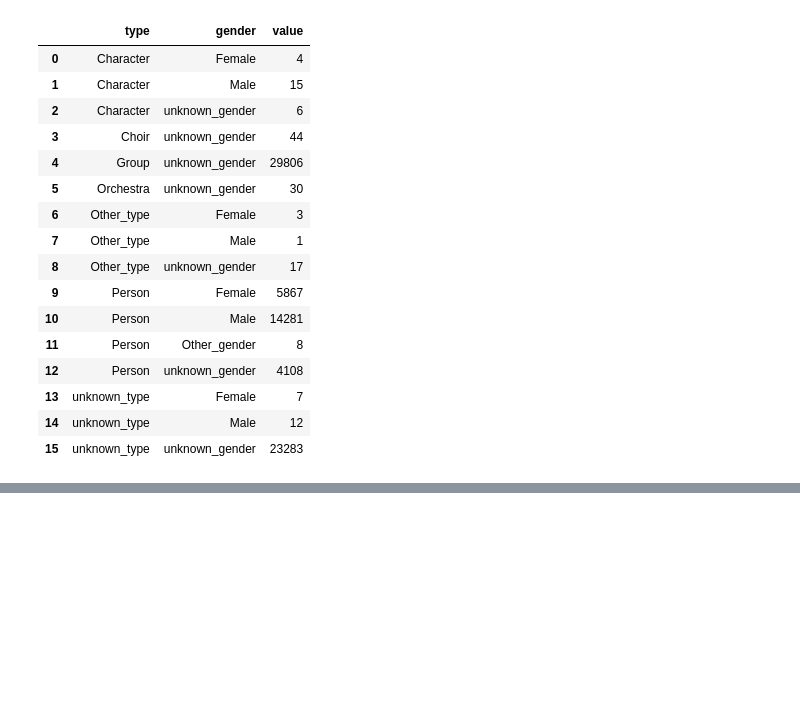
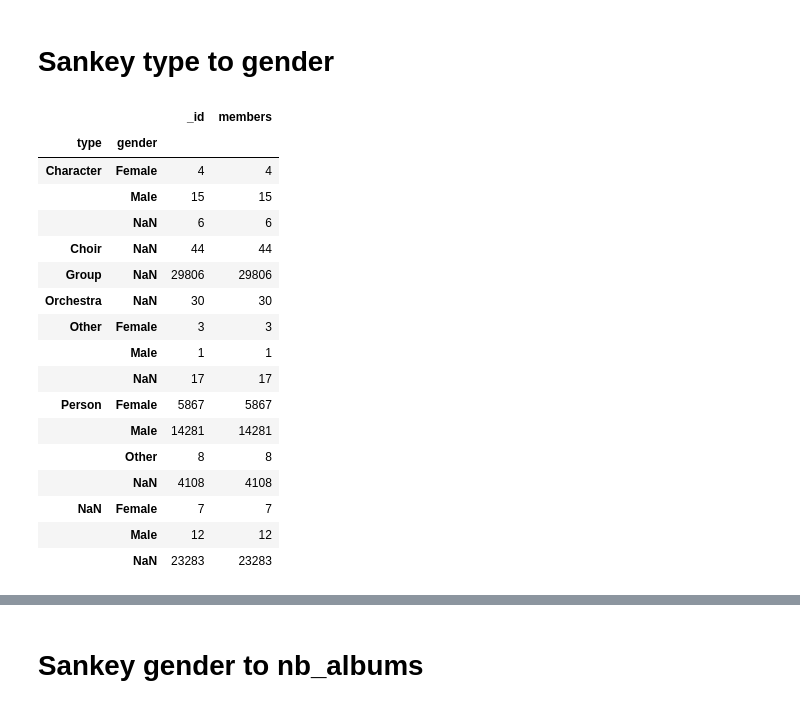
Before and after one commit to jorislimonier/collab-viz, a Jupyter notebook: joris/data_preprocessing.ipynb, the cells around one changed output, grey strips where cells are left out. Drawn from its saved outputs; the diff is of its cells as text; code cells hidden in the pictures; blank space fills up the shorter version.

Commit message:
gender to number of album working

```diff
--- a/joris/data_preprocessing.ipynb
+++ b/joris/data_preprocessing.ipynb
@@ -2,25 +2,14 @@
 import pandas as pd
 import numpy as np
 # %%
-# Specify the columns you need here
-cem_col = {"albums": [],
-           "artists": [],
-           "songs": []}
-marlize_col = {"albums": ["_id", "id_artist", "genre", "publicationDate"],
-               "artists": ["_id", "location"],
-               "songs": ["id_album", "award"]}
-joris_col = {"albums": ["_id", "id_artist"],
-             "artists": ["_id", "type", "gender", "members"],
-             "songs": ["id_album", "genre"]}
-ppl_col = [cem_col, marlize_col, joris_col]
-
 # get unique values of columns needed
-albums_col = list(set(np.concatenate([d["albums"] for d in ppl_col])))
-artists_col = list(set(np.concatenate([d["artists"] for d in ppl_col])))
-songs_col = list(set(np.concatenate([d["songs"] for d in ppl_col])))
+albums_col = ["_id", "id_artist"]
+artists_col = ["_id", "type", "gender", "members"]
+songs_col = ["id_album", "genre"]
 
 # assuming the data folders are in your local folder
 albums_data = pd.read_csv("../data/wasabi_albums.csv", usecols=albums_col)
 artists_data = pd.read_csv("../data/wasabi_artists.csv", usecols=artists_col)
-songs_data = pd.read_csv("../data/wasabi_songs.csv", sep="\t", usecols=songs_col)
+songs_data = pd.read_csv("../data/wasabi_songs.csv",
+                         sep="\t", usecols=songs_col)
 # %%
@@ -85,26 +59,33 @@ dtype: int64
+# %% [markdown]
+# Sankey type to gender
 # %%
-df = artists_data.groupby(["type", "gender"], dropna=False).count()
+df = artists_data.copy()\
+    .groupby(["type", "gender"], dropna=False).count()
+display(df)
 df = df.reset_index()
-df = df.drop(columns=["location", "members"])
+display(df)
+df = df.drop(columns=["location", "members"], errors="ignore")
 df = df.rename(columns={"_id": "value"})
 df = df.fillna({col: "unknown_"+col for col in df.columns})
-df = df.replace({col:{"Other": "Other_"+col for _ in df.columns} for col in df.columns})
+df = df.replace({col: {"Other": "unknown_"+col for _ in df.columns}
+                for col in df.columns})
 df
 # %% [output]
-|  | type | gender | value |
-| 0 | Character | Female | 4 |
-| 1 | Character | Male | 15 |
-| 2 | Character | unknown_gender | 6 |
-| 3 | Choir | unknown_gender | 44 |
-| 4 | Group | unknown_gender | 29806 |
-| 5 | Orchestra | unknown_gender | 30 |
-| 6 | Other_type | Female | 3 |
-| 7 | Other_type | Male | 1 |
-| 8 | Other_type | unknown_gender | 17 |
-| 9 | Person | Female | 5867 |
-| 10 | Person | Male | 14281 |
-| 11 | Person | Other_gender | 8 |
-| 12 | Person | unknown_gender | 4108 |
-| 13 | unknown_type | Female | 7 |
-| 14 | unknown_type | Male | 12 |
-| 15 | unknown_type | unknown_gender | 23283 |
+|  |  | _id | members |
+| type | gender |  |  |
+| Character | Female | 4 | 4 |
+|  | Male | 15 | 15 |
+|  | NaN | 6 | 6 |
+| Choir | NaN | 44 | 44 |
+| Group | NaN | 29806 | 29806 |
+| Orchestra | NaN | 30 | 30 |
+| Other | Female | 3 | 3 |
+|  | Male | 1 | 1 |
+|  | NaN | 17 | 17 |
+| Person | Female | 5867 | 5867 |
+|  | Male | 14281 | 14281 |
+|  | Other | 8 | 8 |
+|  | NaN | 4108 | 4108 |
+| NaN | Female | 7 | 7 |
+|  | Male | 12 | 12 |
+|  | NaN | 23283 | 23283 |
@@ -110,0 +129,2 @@ df
+# %% [markdown]
+# Sankey gender to nb_albums
```
Also changed, not shown: parts of 18 cells of this notebook, 2 other files.
